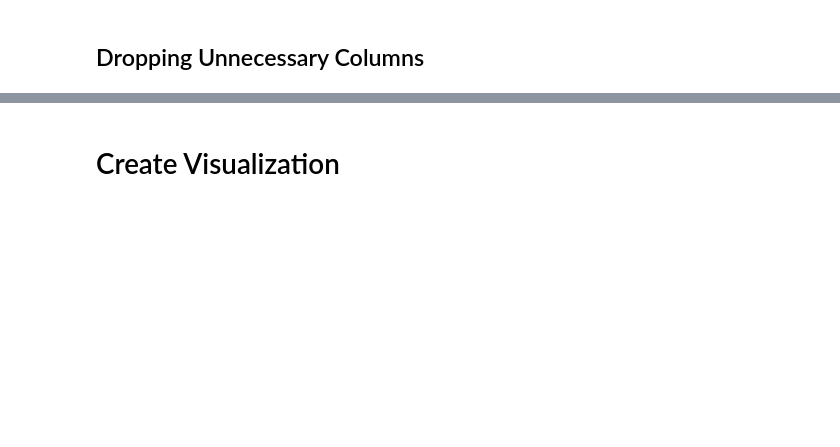
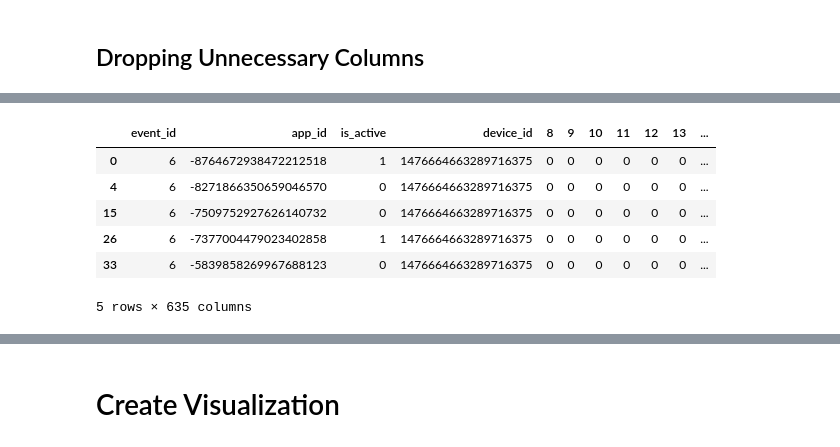
Before and after one commit to jhl126/Talking-Data-User-Demographics, a Jupyter notebook: Final Capstone EDA.ipynb, the cells around one changed output, grey strips where cells are left out. Cells and saved outputs as stored; diff of their text form; code cells hidden in the pictures; blank space fills up the shorter version.

```diff
--- a/Final Capstone EDA.ipynb
+++ b/Final Capstone EDA.ipynb
@@ -955,3 +955,32 @@ final_df.shape
 # %% [output]
 (435990, 635)
 [interactive output not drawn]
+# %%
+# Converting object data to numeric data in group column
+to_num = {
+    "M22-": 0,
+    "M23-26": 1,
+    "M27-28": 2,
+    "M29-31": 3,
+    "M32-38": 4,
+    "M39+": 5,
+    "F23-": 6,
+    "F24-26": 7,
+    "F27-28": 8,
+    "F29-32": 9,
+    "F33-42": 10,
+    "F43+": 11,
+}
+
+# Created new column for numeric group, can now drop old group column
+final_df["num_group"] = final_df["group"].map(to_num)
+final_df = final_df.drop(columns=["group"])
+final_df.head()
+# %% [output]
+|  | event_id | app_id | is_active | device_id | 8 | 9 | 10 | 11 | 12 | 13 | ... |
+| 0 | 6 | -8764672938472212518 | 1 | 1476664663289716375 | 0 | 0 | 0 | 0 | 0 | 0 | ... |
+| 4 | 6 | -8271866350659046570 | 0 | 1476664663289716375 | 0 | 0 | 0 | 0 | 0 | 0 | ... |
+| 15 | 6 | -7509752927626140732 | 0 | 1476664663289716375 | 0 | 0 | 0 | 0 | 0 | 0 | ... |
+| 26 | 6 | -7377004479023402858 | 1 | 1476664663289716375 | 0 | 0 | 0 | 0 | 0 | 0 | ... |
+| 33 | 6 | -5839858269967688123 | 0 | 1476664663289716375 | 0 | 0 | 0 | 0 | 0 | 0 | ... |
+5 rows × 635 columns
```
Also changed, not shown: parts of 2 cells of this notebook.
